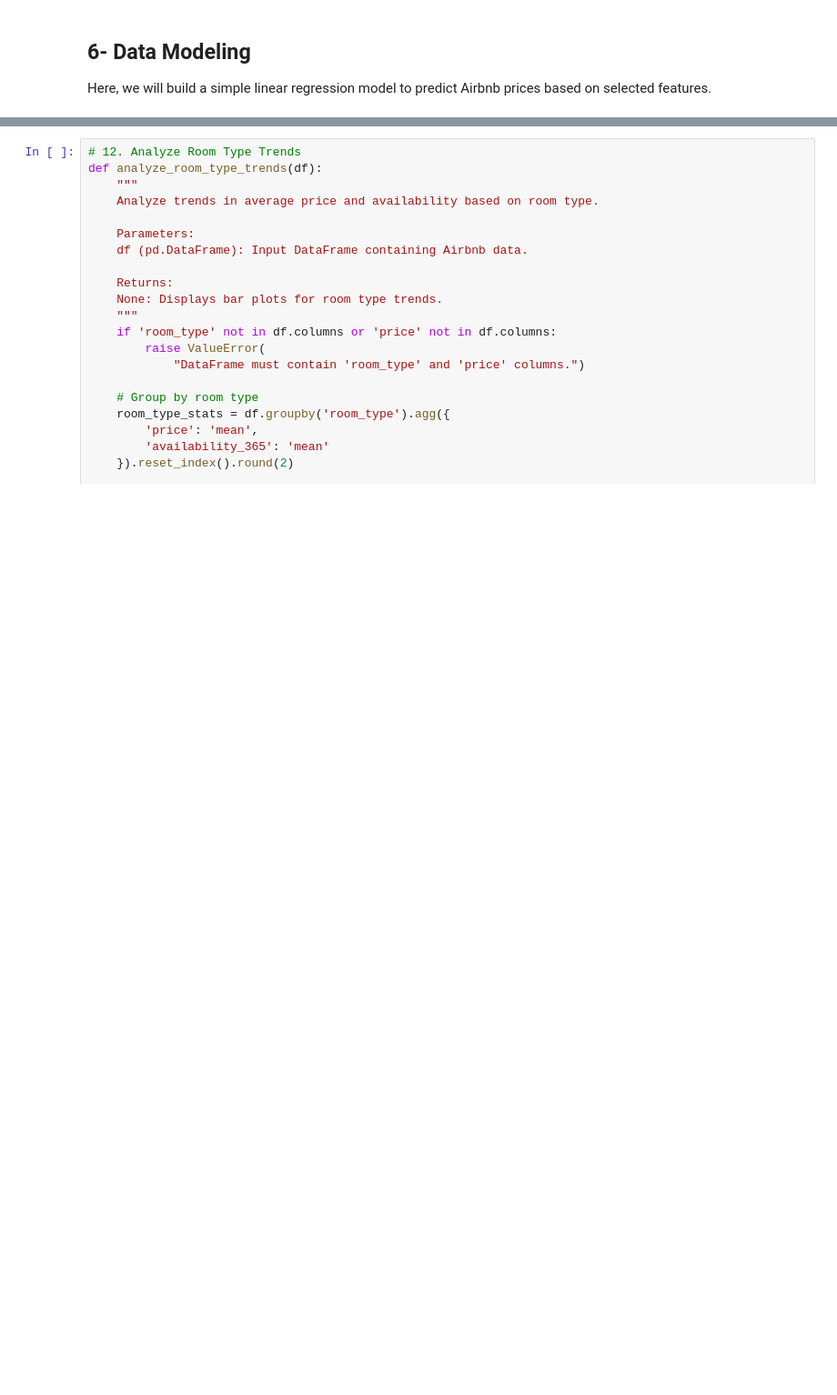
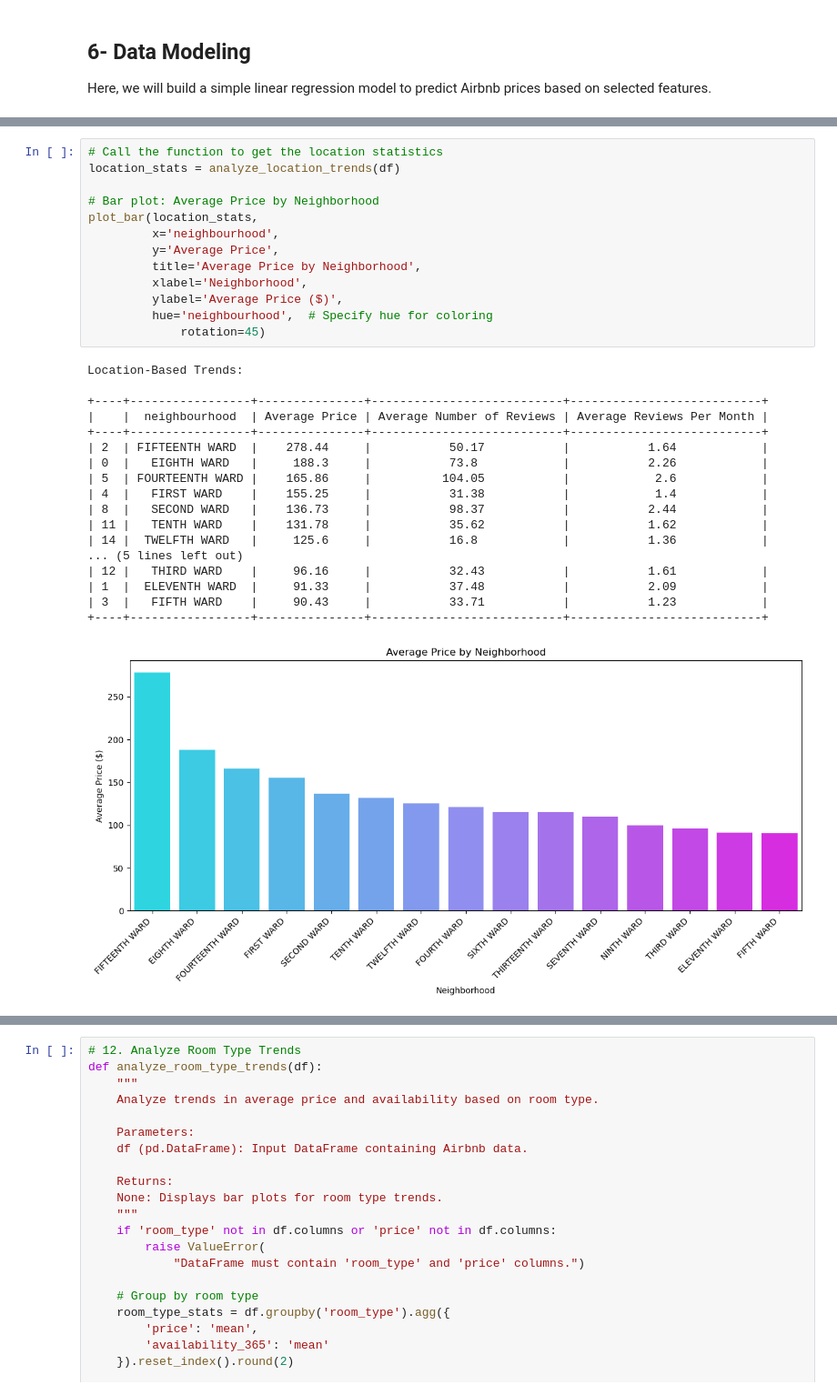
Before and after one commit to Hossam9909/Airbnb, a Jupyter notebook: Airbnb.ipynb, the cells around one changed output, grey strips where cells are left out. Shown at 91% size. Saved outputs shown, nothing was run; the diff lists cells and outputs as text; blank space fills up the shorter version.

```diff
--- a/Airbnb.ipynb
+++ b/Airbnb.ipynb
@@ -764,0 +788,32 @@ analyze_location_trends(df)                  # Explore trends by location
+# %%
+# Call the function to get the location statistics
+location_stats = analyze_location_trends(df)
+
+# Bar plot: Average Price by Neighborhood
+plot_bar(location_stats,
+         x='neighbourhood',
+         y='Average Price',
+         title='Average Price by Neighborhood',
+         xlabel='Neighborhood',
+         ylabel='Average Price ($)',
+         hue='neighbourhood',  # Specify hue for coloring
+             rotation=45)
+# %% [output]
+Location-Based Trends:
+
++----+-----------------+---------------+---------------------------+---------------------------+
+|    |  neighbourhood  | Average Price | Average Number of Reviews | Average Reviews Per Month |
++----+-----------------+---------------+---------------------------+---------------------------+
+| 2  | FIFTEENTH WARD  |    278.44     |           50.17           |           1.64            |
+| 0  |   EIGHTH WARD   |     188.3     |           73.8            |           2.26            |
+| 5  | FOURTEENTH WARD |    165.86     |          104.05           |            2.6            |
+| 4  |   FIRST WARD    |    155.25     |           31.38           |            1.4            |
+| 8  |   SECOND WARD   |    136.73     |           98.37           |           2.44            |
+| 11 |   TENTH WARD    |    131.78     |           35.62           |           1.62            |
+| 14 |  TWELFTH WARD   |     125.6     |           16.8            |           1.36            |
+... (5 lines left out)
+| 12 |   THIRD WARD    |     96.16     |           32.43           |           1.61            |
+| 1  |  ELEVENTH WARD  |     91.33     |           37.48           |           2.09            |
+| 3  |   FIFTH WARD    |     90.43     |           33.71           |           1.23            |
++----+-----------------+---------------+---------------------------+---------------------------+
+[figure, added]
```
Also changed, not shown: parts of 16 cells of this notebook.
